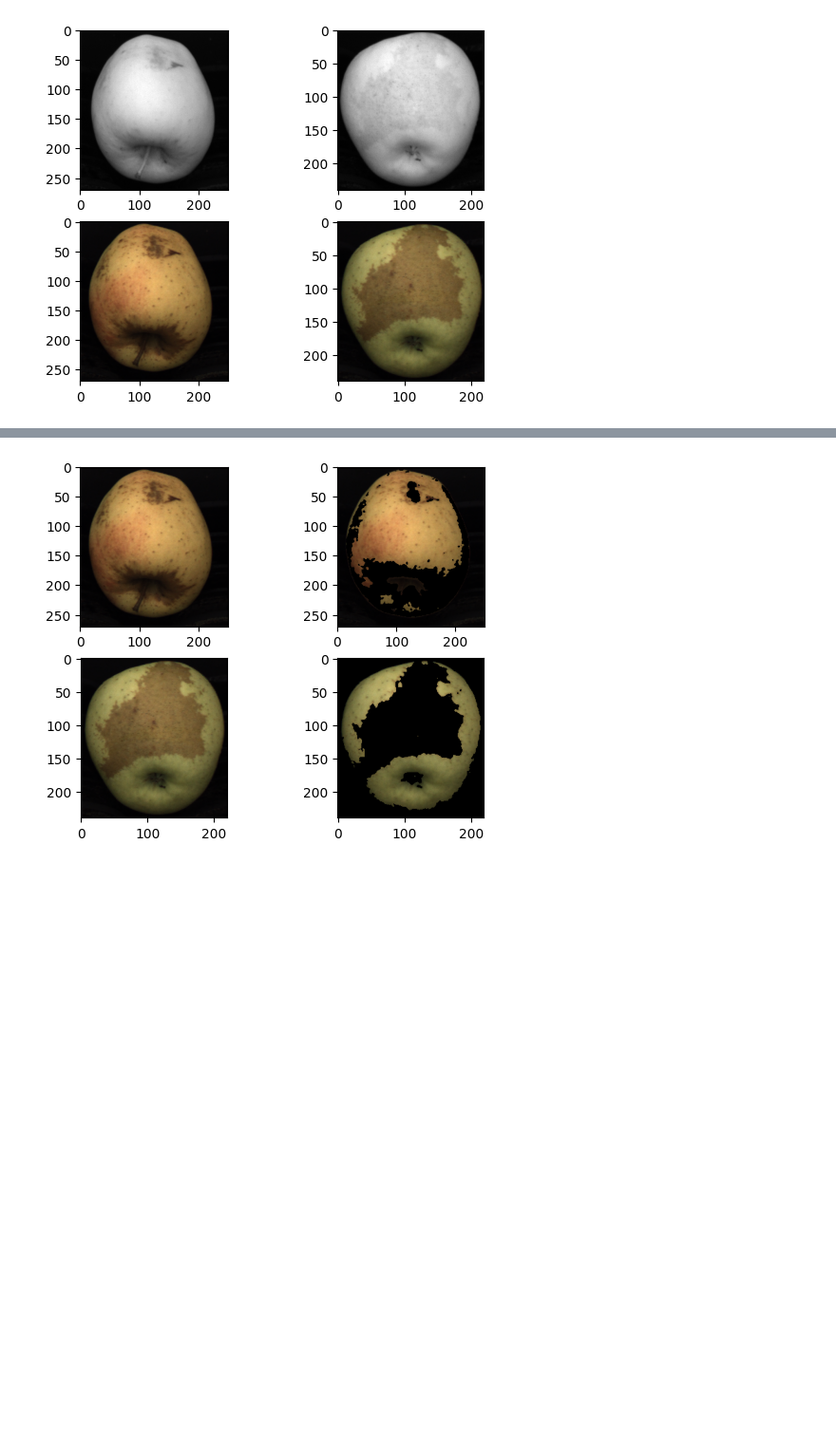
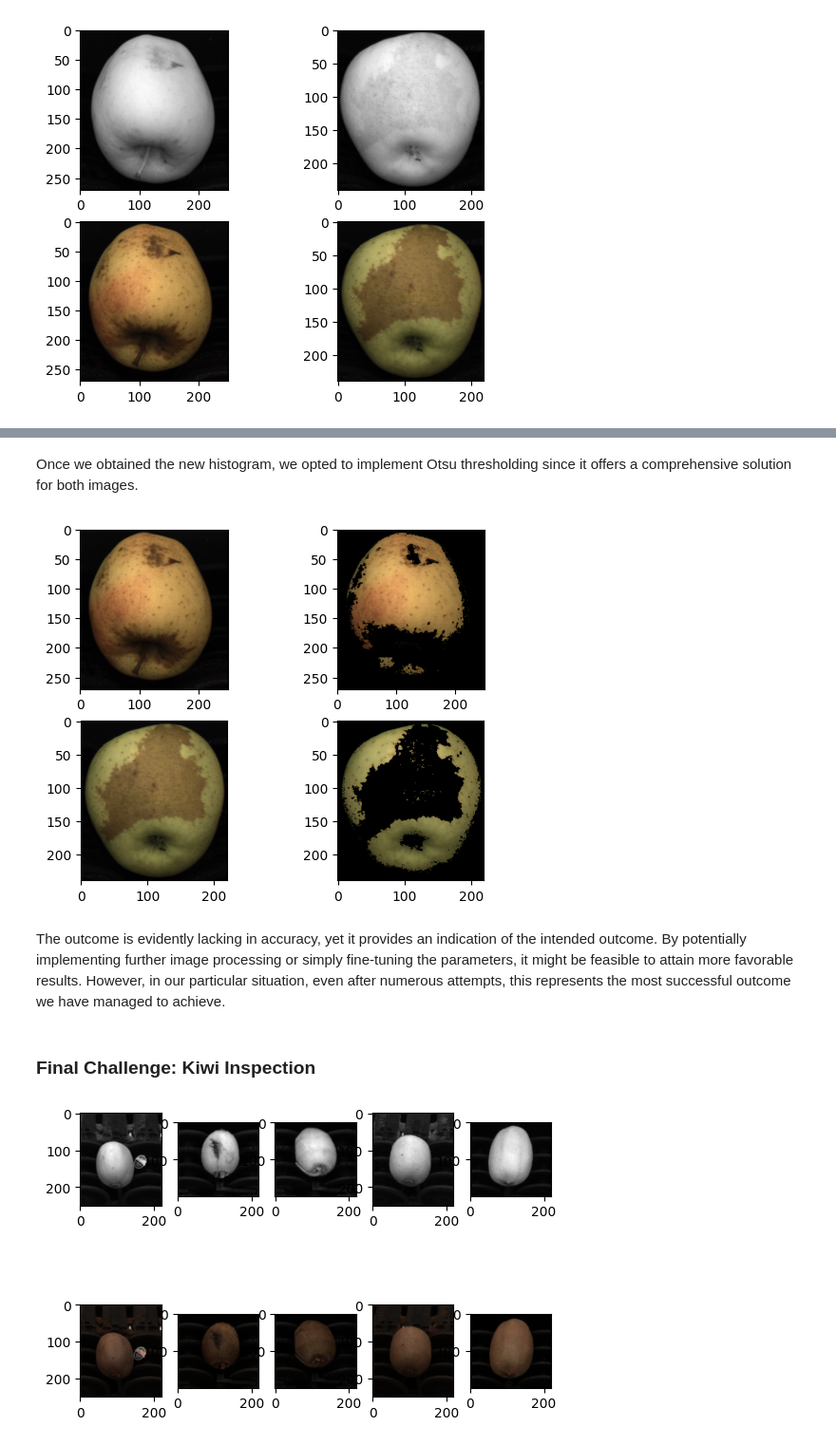
Before and after one commit to MirkoLegnini/Computer-Vision, a Jupyter notebook: Computer_Vision_Project.ipynb, the cells around one changed output, grey strips where cells are left out. Shown at 95% size. Saved outputs shown, nothing was run; the diff lists cells and outputs as text; code cells hidden in the pictures; blank space fills up the shorter version.

```diff
--- a/Computer_Vision_Project.ipynb
+++ b/Computer_Vision_Project.ipynb
@@ -189,6 +243,10 @@ plt.show()
+# %% [markdown]
+Once we obtained the new histogram, we opted to implement Otsu thresholding since it offers a comprehensive solution for both images.
 # %%
 for i in range (2):
-    ret, thresholded_mahal_image = cv2.threshold(exp_imgs[i].astype(np.uint8), 100, 255, cv2.THRESH_BINARY + cv2.THRESH_OTSU)
+    ret, null = cv2.threshold(exp_imgs[i].astype(np.uint8) [exp_imgs[i] != 0], 0, 255, cv2.THRESH_BINARY + cv2.THRESH_OTSU)
+    ret, thresholded_mahal_image = cv2.threshold(exp_imgs[i].astype(np.uint8), ret, 255, cv2.THRESH_BINARY)
+
     russet_mask = cv2.merge([thresholded_mahal_image, thresholded_mahal_image, thresholded_mahal_image])
     norusset_img = cv2.bitwise_and(russet_mask.astype(np.uint8), imgs[i])
 
@@ -198,4 +256,23 @@ for i in range (2):
     plt.imshow(norusset_img)
 plt.show()
 # %% [output]
-[figure, old version]
+[figure, new version]
+# %% [markdown]
+The outcome is evidently lacking in accuracy, yet it provides an indication of the intended outcome. By potentially implementing further image processing or simply fine-tuning the parameters, it might be feasible to attain more favorable results. However, in our particular situation, even after numerous attempts, this represents the most successful outcome we have managed to achieve.
+# %% [markdown]
+### Final Challenge: Kiwi Inspection
+# %%
+imgs = []
+
+for i in range (5):
+    img = cv2.imread(f"final challenge/C0_00000{i+6}.png", cv2.IMREAD_GRAYSCALE)
+    imgs.append(img)
+    img_color = cv2.imread(f"final challenge/C1_00000{i+6}.png")
+    img_color = cv2.cvtColor(img_color, cv2.COLOR_BGR2RGB)
+    plt.subplot(2,5,i+1)
+    plt.imshow(img, cmap = 'gray')
+    plt.subplot(2,5,i+6)
+    plt.imshow(img_color)
+plt.show()
+# %% [output]
+[figure, added]
```
Also changed, not shown: parts of 15 cells of this notebook, 3 other files.
